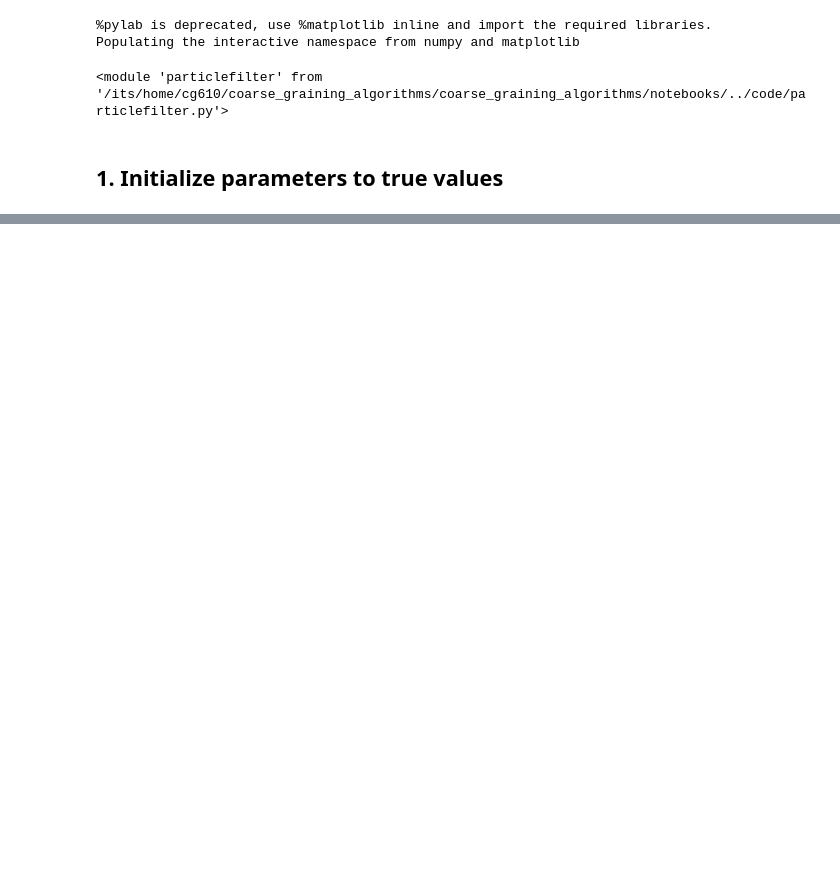
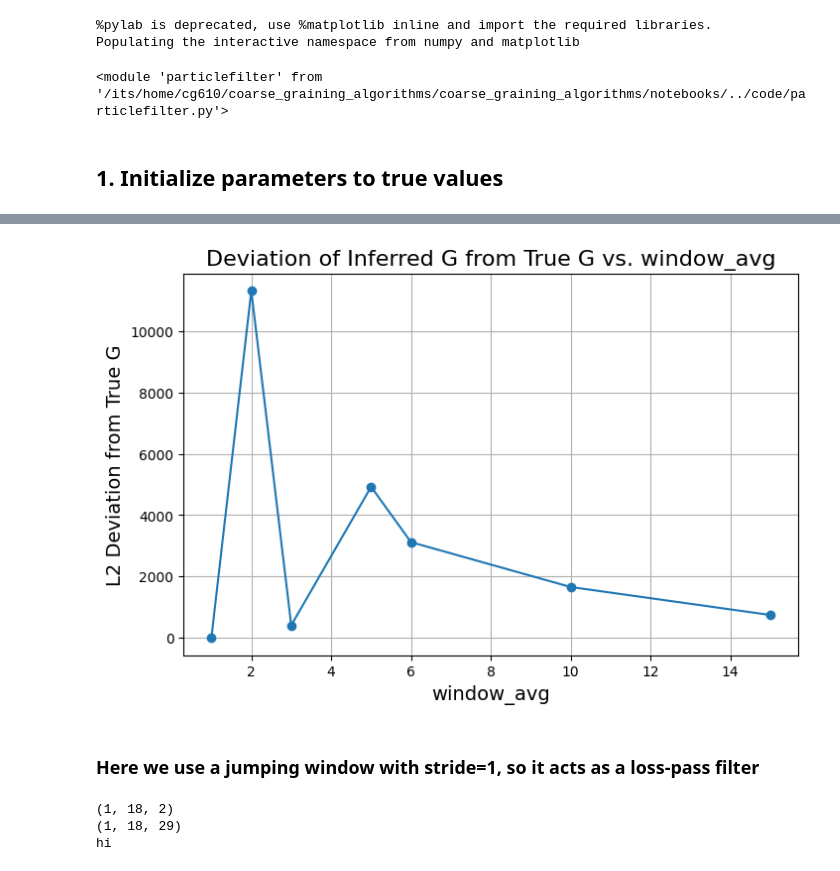
Before and after one commit to cgoldman123/coarse_graining_algorithms, a Jupyter notebook: notebooks/parameter_recover_exact.ipynb, the cells around one changed output, grey strips where cells are left out. Cells and saved outputs as stored; diff of their text form; code cells hidden in the pictures; blank space fills up the shorter version.

```diff
--- a/notebooks/parameter_recover_exact.ipynb
+++ b/notebooks/parameter_recover_exact.ipynb
@@ -471,0 +238,59 @@ NameError: name 'b_init' is not defined
+# %%
+# Plot window_avg by deviations from true G
+true_G = G
+deviations = []
+window_sizes = []
+for w, Gval in G_results.items():
+    deviation = np.linalg.norm(Gval - true_G, ord=2)
+    deviations.append(deviation)
+    window_sizes.append(w)
+
+plt.figure(figsize=(8,5))
+plt.plot(window_sizes, deviations, 'o-')
+plt.xlabel("window_avg", fontsize=14)
+plt.ylabel("L2 Deviation from True G", fontsize=14)
+plt.title("Deviation of Inferred G from True G vs. window_avg", fontsize=16)
+plt.grid(True)
+plt.show()
+# %% [output]
+[figure, added]
+# %% [markdown]
+### Here we use a jumping window with stride=1, so it acts as a loss-pass filter
+# %%
+# Average y and x
+kernel = 5
+stride = 30
+
+def convolve(x_train, kernel, stride):
+    B, Ns, T = x_train.shape
+    start = 0
+    end = kernel
+    while start < T:
+        if end > T:
+            end = T
+        x_segment = x_train[:, :, start:end]
+        x_avg = x_segment.mean(axis=-1, keepdims=True)
+        if start == 0:
+            x_smooth = x_avg
+        else:
+            x_smooth = np.concatenate((x_smooth, x_avg), axis=-1)
+        start += stride
+        end += stride
+    return x_smooth
+
+
+
+# Smooth x and y
+x_smooth = convolve(x_train, kernel=30, stride=29)
+print(x_smooth.shape)   # (B, Ns, T)
+
+# # Reshape y_train
+y_smooth = convolve(y_train, kernel=5, stride=1)
+print(y_smooth.shape)   # (B, Ny, T)
+
+G_coarse_inferred = tap.infer_exact_G(y_smooth, x_smooth, params,theta)
+print("hi")
+# %% [output]
+(1, 18, 2)
+(1, 18, 29)
+hi
```
Also changed, not shown: parts of 29 cells of this notebook, 1 other file.
